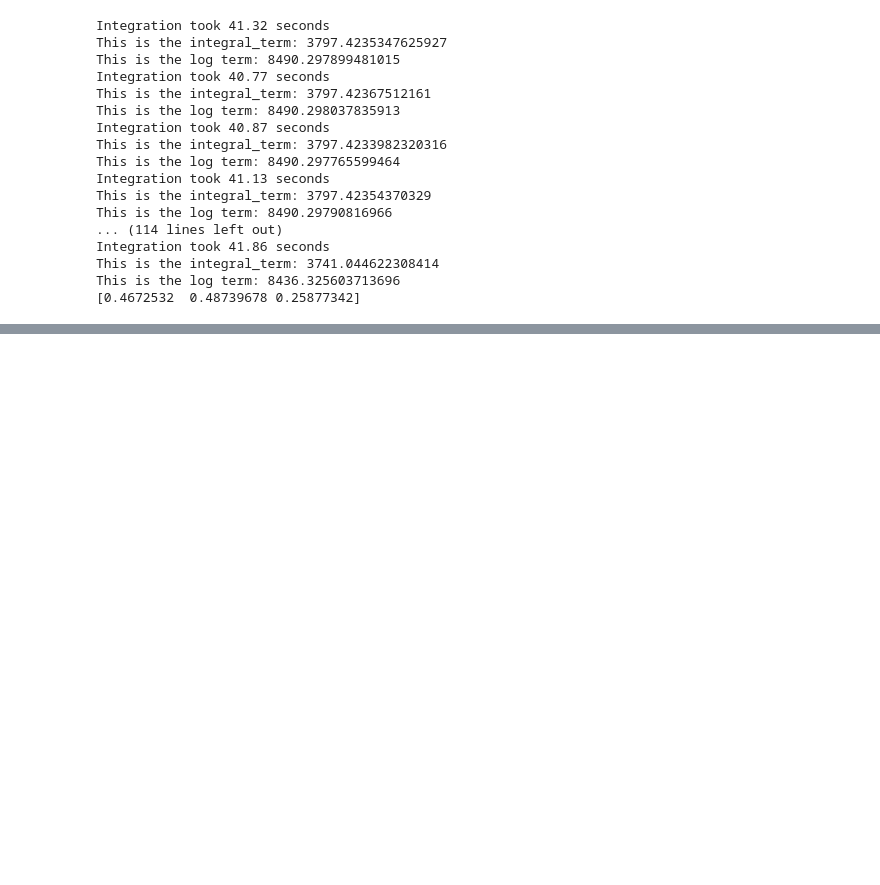
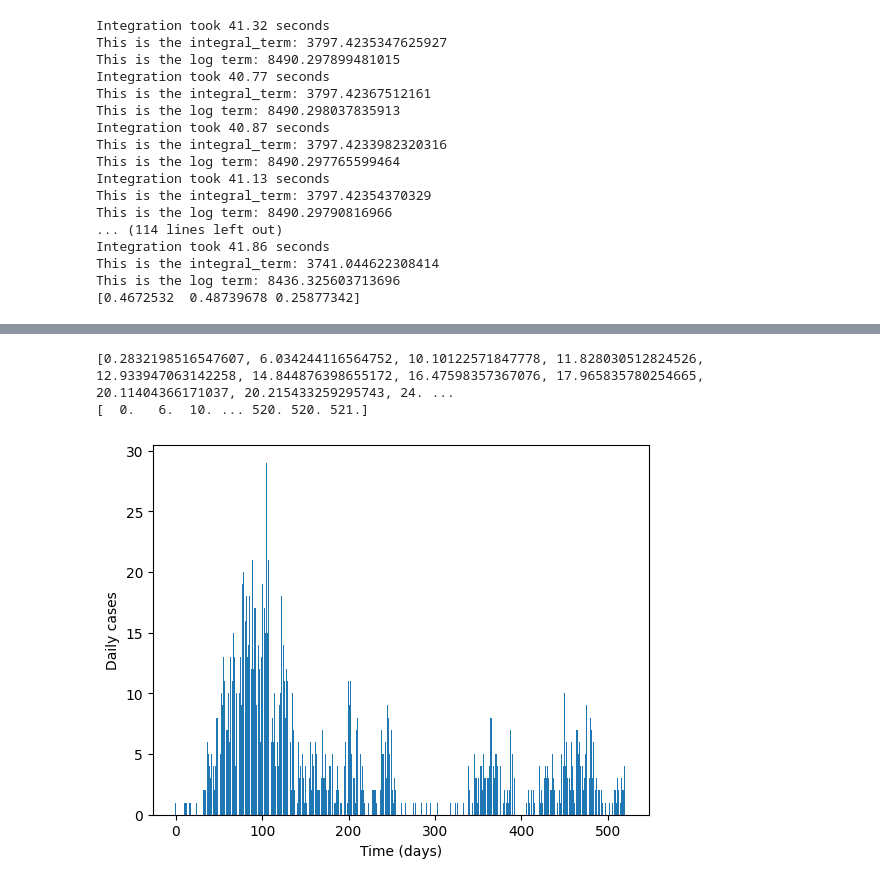
Before and after one commit to FormulaRabbit81/Group_Disease_2.0, a Jupyter notebook: Rough/Alex/ebola.ipynb, the cells around one changed output, grey strips where cells are left out. Saved outputs shown, nothing was run; the diff lists cells and outputs as text; code cells hidden in the pictures; blank space fills up the shorter version.

```diff
--- a/Rough/Alex/ebola.ipynb
+++ b/Rough/Alex/ebola.ipynb
@@ -612,0 +619,39 @@ This is the log term: 8436.325603713696
+# %%
+def simulate_hawkes_process(alpha, delta, mu, n):
+    """simulate hawkes process from a given intensity function
+
+    Args:
+        n (int): iterations
+
+    Returns:
+        List(int): event times
+    """
+    event_times = []
+    T = 0.0
+    i = 0
+
+    while i < n:
+        lambda_star = intensity(T, event_times, alpha, delta, mu)
+        if lambda_star == 0:
+            print(T)
+        u = np.random.uniform(0, 1)
+        tau = -np.log(u) / lambda_star
+        T += tau
+        s = np.random.uniform(0, 1)
+
+        if s <= intensity(T, event_times, alpha, delta, mu)/lambda_star:
+            event_times.append(T)
+            i += 1
+
+    return event_times
+
+n = 2000
+event_times_sim = simulate_hawkes_process(0.4672532, 0.48739678, 0.25877342, n)
+print(event_times_sim)
+daily_cases_sim = np.floor(event_times_sim)
+print(daily_cases_sim)
+daily_frequency(daily_cases_sim)
+# %% [output]
+[0.2832198516547607, 6.034244116564752, 10.10122571847778, 11.828030512824526, 12.933947063142258, 14.844876398655172, 16.47598357367076, 17.965835780254665, 20.11404366171037, 20.215433259295743, 24. ...
+[  0.   6.  10. ... 520. 520. 521.]
+[figure, added]
```
Also changed, not shown: parts of 2 cells of this notebook.
